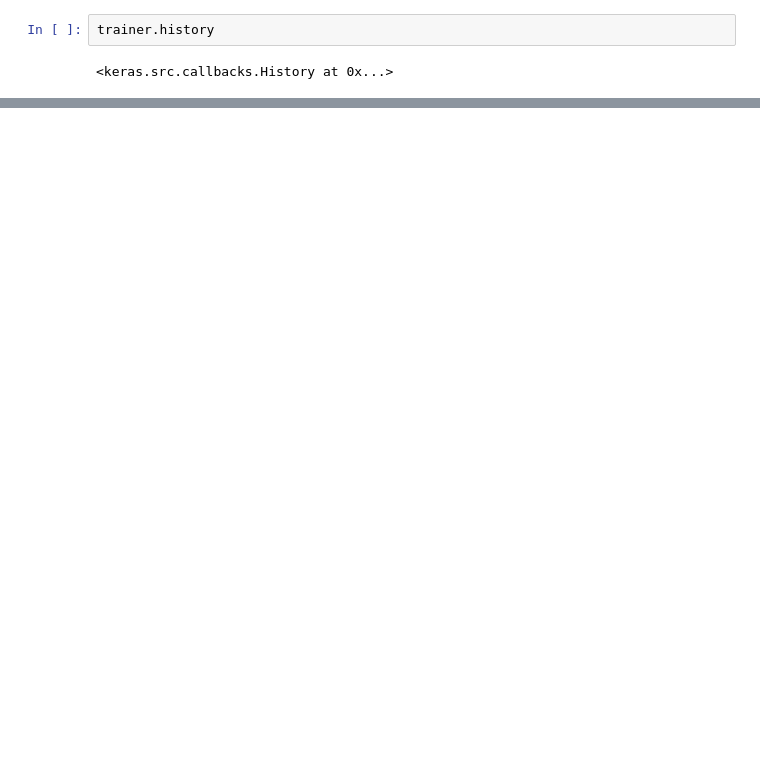
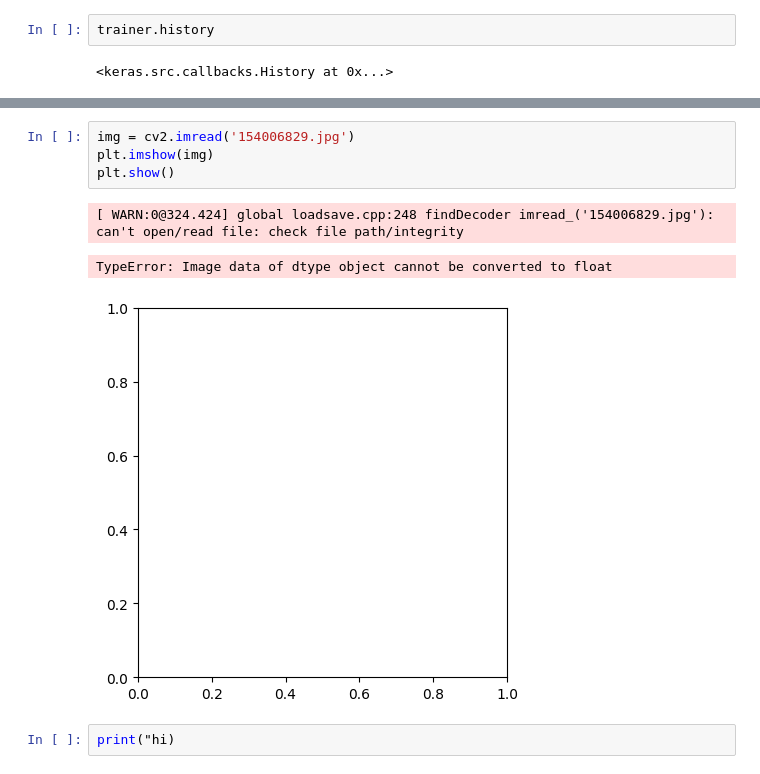
Before and after one commit to aallali/Leaf-Diseases-Classification, a Jupyter notebook: trainer.ipynb, the cells around one changed output, grey strips where cells are left out. Cells and saved outputs as stored; diff of their text form; blank space fills up the shorter version.

```diff
--- a/trainer.ipynb
+++ b/trainer.ipynb
@@ -130,0 +123,10 @@ tf.Tensor(0.9261364, shape=(), dtype=float32) tf.Tensor(1.0, shape=(), dtype=flo
+# %%
+img = cv2.imread('154006829.jpg')
+plt.imshow(img)
+plt.show()
+# %% [output]
+[ WARN:0@324.424] global loadsave.cpp:248 findDecoder imread_('154006829.jpg'): can't open/read file: check file path/integrity
+TypeError: Image data of dtype object cannot be converted to float
+[figure, added]
+# %%
+print("hi)
```
Also changed, not shown: parts of 9 cells of this notebook, 7 other files.
